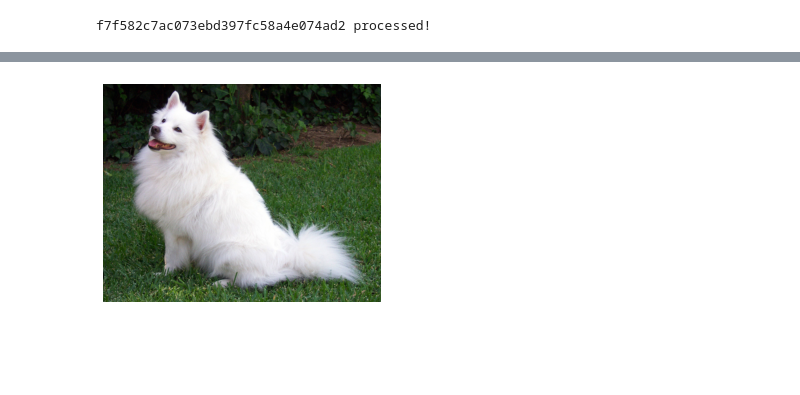
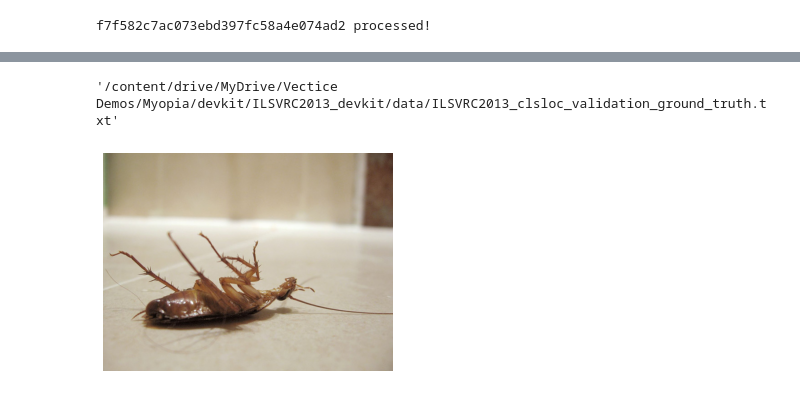
Before and after one commit to stbiadmin/myopia, a Jupyter notebook: image_degrader.ipynb, the cells around one changed output, grey strips where cells are left out. Cells and saved outputs as stored; diff of their text form; code cells hidden in the pictures; blank space fills up the shorter version.

```diff
--- a/image_degrader.ipynb
+++ b/image_degrader.ipynb
@@ -221 +251,5 @@ experiment.complete()
+# %%
+#n = number of images to sample n_synths = number of synthetics to create
+n = 10
+n_synths = 5
 # %%
@@ -242,8 +283,29 @@ Objects folder already exists, skipping...
+# %%
+#set the path to the dataset
+path = '/content/drive/MyDrive/Vectice Demos/Myopia/data/'
+#set path to sample data
+sample_path = '/content/imagenet/sample_data/'
+#set path to cropped sample data
+degraded_path = '/content/imagenet/degraded_data/'
+# %%
+#load the ground truth labels
+'/content/drive/MyDrive/Vectice Demos/Myopia/devkit/ILSVRC2013_devkit/data/ILSVRC2013_clsloc_validation_ground_truth.txt'
+# %% [output]
+'/content/drive/MyDrive/Vectice Demos/Myopia/devkit/ILSVRC2013_devkit/data/ILSVRC2013_clsloc_validation_ground_truth.txt'
+# %%
+#get a list of all of the filenames of all images in the imagnet validation dataset
+file_list = os.listdir('/content/drive/MyDrive/Vectice Demos/Myopia/data')
+# %%
+#create a random sample of n images
+sample_images = random.sample(file_list,n)
 # %%
-#display the image
-img2 = plt.imread('/content/objects/dog.jpg')
-plt.imshow(img2)
-plt.axis('off')
-plt.show()
+#visualize the sample images
+for image in sample_images:
+  clear_output(wait=True)
+  tmp = plt.imread(path + image)
+  plt.imshow(tmp)
+  plt.axis('off')
+  plt.show()
+  sleep(0.1)
 # %% [output]
-[figure, old version]
+[figure, new version]
```
Also changed, not shown: parts of 29 cells of this notebook.
